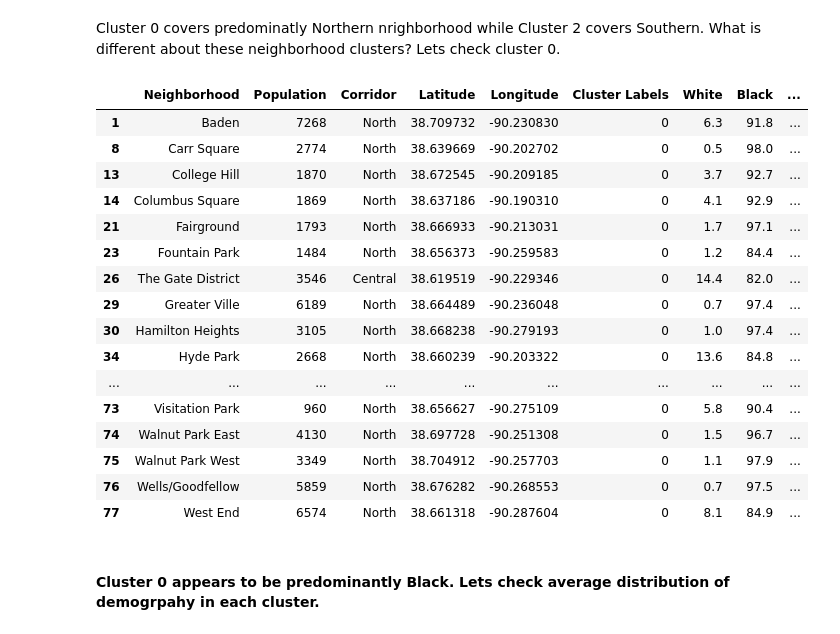
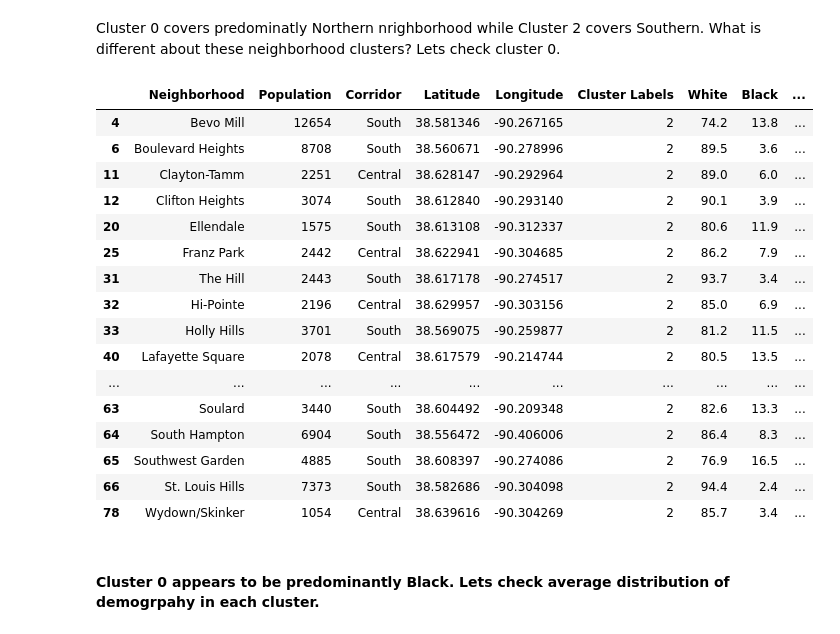
Before and after one commit to akashdev/applied_datascience_capstone, a Jupyter notebook: Akash_Nakarmi_Battle_of_Neighborhoods.ipynb, the cells around one changed output. Drawn from its saved outputs; the diff is of its cells as text; code cells hidden in the pictures.

```diff
--- a/Akash_Nakarmi_Battle_of_Neighborhoods.ipynb
+++ b/Akash_Nakarmi_Battle_of_Neighborhoods.ipynb
@@ -187,25 +187,25 @@ plt.show()
 # %% [markdown]
 Cluster 0 covers predominatly Northern nrighborhood while Cluster 2 covers Southern. What is different about these neighborhood clusters? Lets check cluster 0.
 # %%
-stl_demo_merged[stl_demo_merged['Cluster Labels'] == 0]
+stl_demo_merged[stl_demo_merged['Cluster Labels'] == 2]
 # %% [output]
 |  | Neighborhood | Population | Corridor | Latitude | Longitude | Cluster Labels | White | Black | ... |
-| 1 | Baden | 7268 | North | 38.709732 | -90.230830 | 0 | 6.3 | 91.8 | ... |
-| 8 | Carr Square | 2774 | North | 38.639669 | -90.202702 | 0 | 0.5 | 98.0 | ... |
-| 13 | College Hill | 1870 | North | 38.672545 | -90.209185 | 0 | 3.7 | 92.7 | ... |
-| 14 | Columbus Square | 1869 | North | 38.637186 | -90.190310 | 0 | 4.1 | 92.9 | ... |
-| 21 | Fairground | 1793 | North | 38.666933 | -90.213031 | 0 | 1.7 | 97.1 | ... |
-| 23 | Fountain Park | 1484 | North | 38.656373 | -90.259583 | 0 | 1.2 | 84.4 | ... |
-| 26 | The Gate District | 3546 | Central | 38.619519 | -90.229346 | 0 | 14.4 | 82.0 | ... |
-| 29 | Greater Ville | 6189 | North | 38.664489 | -90.236048 | 0 | 0.7 | 97.4 | ... |
-| 30 | Hamilton Heights | 3105 | North | 38.668238 | -90.279193 | 0 | 1.0 | 97.4 | ... |
-| 34 | Hyde Park | 2668 | North | 38.660239 | -90.203322 | 0 | 13.6 | 84.8 | ... |
+| 4 | Bevo Mill | 12654 | South | 38.581346 | -90.267165 | 2 | 74.2 | 13.8 | ... |
+| 6 | Boulevard Heights | 8708 | South | 38.560671 | -90.278996 | 2 | 89.5 | 3.6 | ... |
+| 11 | Clayton-Tamm | 2251 | Central | 38.628147 | -90.292964 | 2 | 89.0 | 6.0 | ... |
+| 12 | Clifton Heights | 3074 | South | 38.612840 | -90.293140 | 2 | 90.1 | 3.9 | ... |
+| 20 | Ellendale | 1575 | South | 38.613108 | -90.312337 | 2 | 80.6 | 11.9 | ... |
+| 25 | Franz Park | 2442 | Central | 38.622941 | -90.304685 | 2 | 86.2 | 7.9 | ... |
+| 31 | The Hill | 2443 | South | 38.617178 | -90.274517 | 2 | 93.7 | 3.4 | ... |
+| 32 | Hi-Pointe | 2196 | Central | 38.629957 | -90.303156 | 2 | 85.0 | 6.9 | ... |
+| 33 | Holly Hills | 3701 | South | 38.569075 | -90.259877 | 2 | 81.2 | 11.5 | ... |
+| 40 | Lafayette Square | 2078 | Central | 38.617579 | -90.214744 | 2 | 80.5 | 13.5 | ... |
 | ... | ... | ... | ... | ... | ... | ... | ... | ... | ... |
-| 73 | Visitation Park | 960 | North | 38.656627 | -90.275109 | 0 | 5.8 | 90.4 | ... |
-| 74 | Walnut Park East | 4130 | North | 38.697728 | -90.251308 | 0 | 1.5 | 96.7 | ... |
-| 75 | Walnut Park West | 3349 | North | 38.704912 | -90.257703 | 0 | 1.1 | 97.9 | ... |
-| 76 | Wells/Goodfellow | 5859 | North | 38.676282 | -90.268553 | 0 | 0.7 | 97.5 | ... |
-| 77 | West End | 6574 | North | 38.661318 | -90.287604 | 0 | 8.1 | 84.9 | ... |
+| 63 | Soulard | 3440 | South | 38.604492 | -90.209348 | 2 | 82.6 | 13.3 | ... |
+| 64 | South Hampton | 6904 | South | 38.556472 | -90.406006 | 2 | 86.4 | 8.3 | ... |
+| 65 | Southwest Garden | 4885 | South | 38.608397 | -90.274086 | 2 | 76.9 | 16.5 | ... |
+| 66 | St. Louis Hills | 7373 | South | 38.582686 | -90.304098 | 2 | 94.4 | 2.4 | ... |
+| 78 | Wydown/Skinker | 1054 | Central | 38.639616 | -90.304269 | 2 | 85.7 | 3.4 | ... |
 # %% [markdown]
 #### Cluster 0 appears to be predominantly Black. Lets check average distribution of demogrpahy in each cluster.
 # %%
```
Also changed, not shown: 10 other files.
